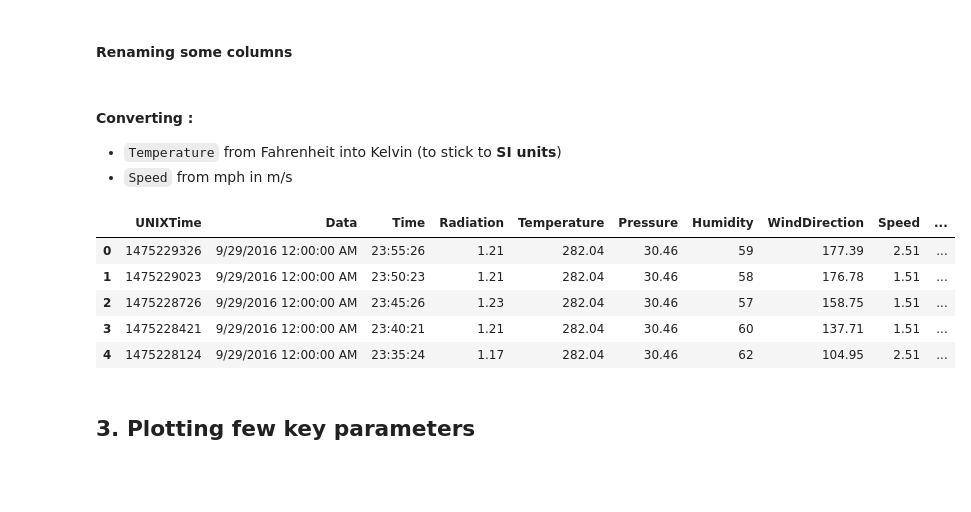
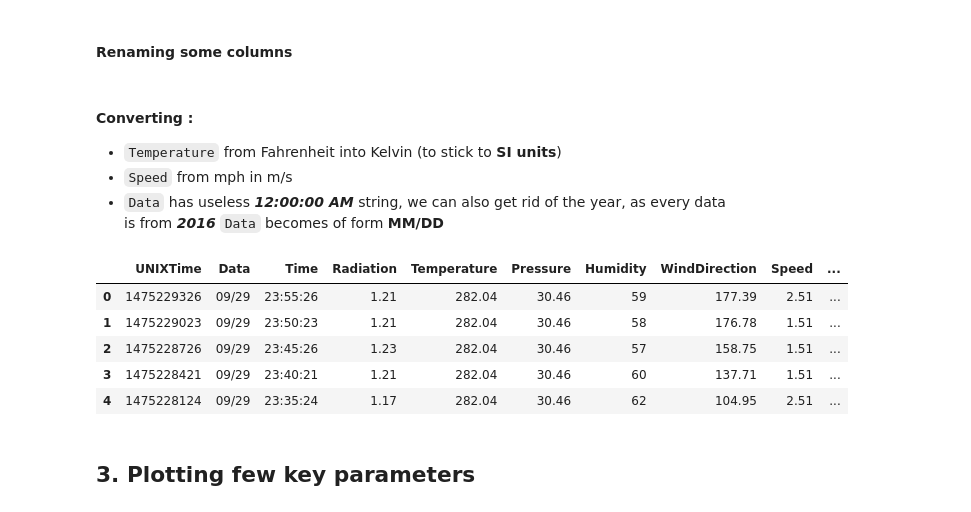
Before and after one commit to GBernard314/supreme-lamp, a Jupyter notebook: flare_analysis.ipynb, the cells around one changed output. Cells and saved outputs as stored; diff of their text form; code cells hidden in the pictures; blank space fills up the shorter version.

```diff
--- a/flare_analysis.ipynb
+++ b/flare_analysis.ipynb
@@ -77,17 +84,19 @@ df = df.rename(columns={"WindDirection(Degrees)": "WindDirection"})
 #### Converting :
 - `Temperature` from Fahrenheit into Kelvin (to stick to **SI units**)
 - `Speed` from mph in m/s
+- `Data` has useless ***12:00:00 AM*** string, we can also get rid of the year, as every data is from ***2016*** `Data` becomes of form **MM/DD**
 # %%
 df['Temperature'] = df.apply(lambda x: round((x['Temperature']+459.67) * (5/9), 2),axis=1)
 df['Speed'] = df.apply(lambda x: round(x['Speed'] / 2.237,  2),axis=1)
+df['Data'] = pd.to_datetime(df['Data']).dt.strftime('%m/%d')
 df.head()
 # %% [output]
 |  | UNIXTime | Data | Time | Radiation | Temperature | Pressure | Humidity | WindDirection | Speed | ... |
-| 0 | 1475229326 | 9/29/2016 12:00:00 AM | 23:55:26 | 1.21 | 282.04 | 30.46 | 59 | 177.39 | 2.51 | ... |
-| 1 | 1475229023 | 9/29/2016 12:00:00 AM | 23:50:23 | 1.21 | 282.04 | 30.46 | 58 | 176.78 | 1.51 | ... |
-| 2 | 1475228726 | 9/29/2016 12:00:00 AM | 23:45:26 | 1.23 | 282.04 | 30.46 | 57 | 158.75 | 1.51 | ... |
-| 3 | 1475228421 | 9/29/2016 12:00:00 AM | 23:40:21 | 1.21 | 282.04 | 30.46 | 60 | 137.71 | 1.51 | ... |
-| 4 | 1475228124 | 9/29/2016 12:00:00 AM | 23:35:24 | 1.17 | 282.04 | 30.46 | 62 | 104.95 | 2.51 | ... |
+| 0 | 1475229326 | 09/29 | 23:55:26 | 1.21 | 282.04 | 30.46 | 59 | 177.39 | 2.51 | ... |
+| 1 | 1475229023 | 09/29 | 23:50:23 | 1.21 | 282.04 | 30.46 | 58 | 176.78 | 1.51 | ... |
+| 2 | 1475228726 | 09/29 | 23:45:26 | 1.23 | 282.04 | 30.46 | 57 | 158.75 | 1.51 | ... |
+| 3 | 1475228421 | 09/29 | 23:40:21 | 1.21 | 282.04 | 30.46 | 60 | 137.71 | 1.51 | ... |
+| 4 | 1475228124 | 09/29 | 23:35:24 | 1.17 | 282.04 | 30.46 | 62 | 104.95 | 2.51 | ... |
 # %% [markdown]
 ## 3. Plotting few key parameters
 # %%
```
Also changed, not shown: parts of 11 cells of this notebook.
